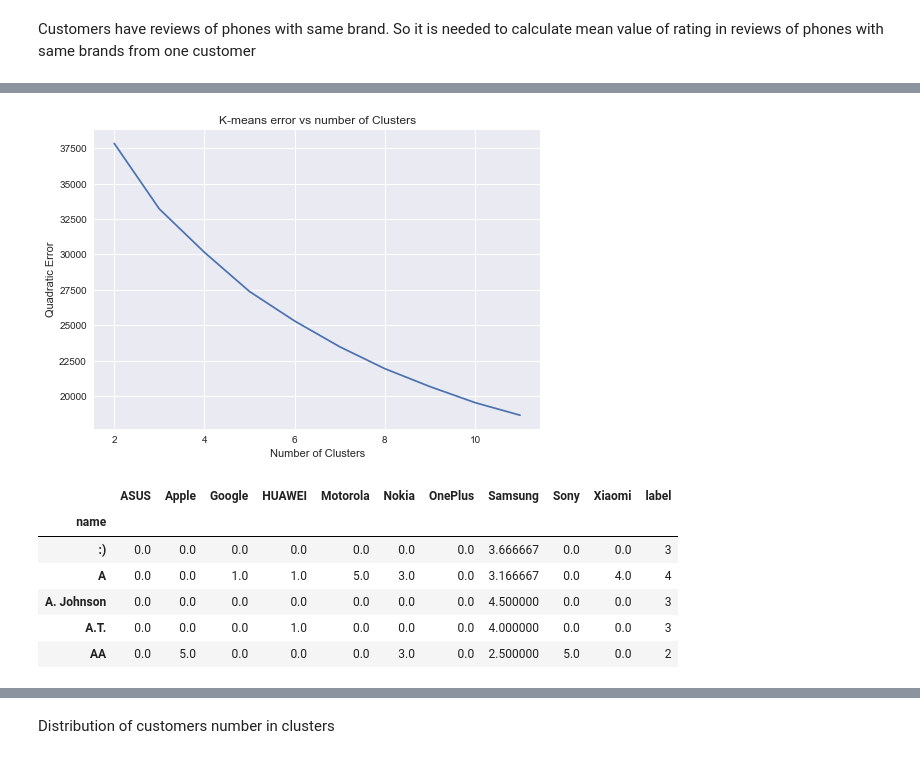
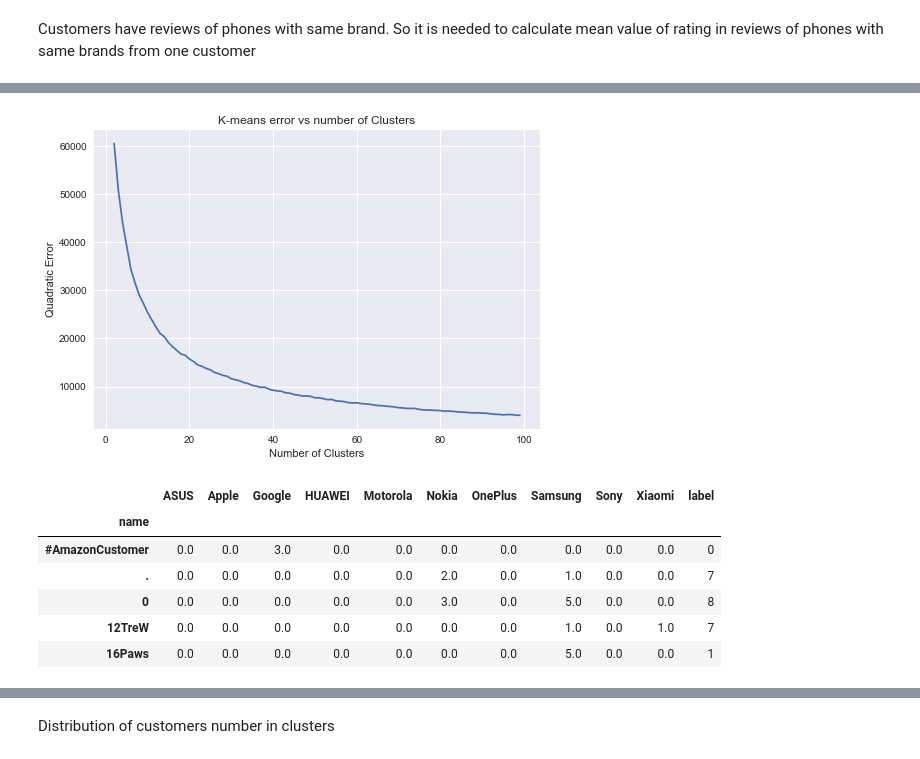
Before and after one commit to ma-petrov/recommendation-system, a Jupyter notebook: amazon-phones-reviews.ipynb, the cells around one changed output, grey strips where cells are left out. Saved outputs shown, nothing was run; the diff lists cells and outputs as text; code cells hidden in the pictures.

```diff
--- a/amazon-phones-reviews.ipynb
+++ b/amazon-phones-reviews.ipynb
@@ -57,0 +94,17 @@ for i, col in enumerate(['rating', 'helpful_votes']):
+# %%
+def normalize_pymorphy(text):
+    if type(text)==str:
+        IMP_POS = ['ADJF', 'ADJS', 'NOUN', 'VERB', 'PRTF', 'PRTS', 'GRND']
+        tokens = re.findall('[A-Za-zА-Яа-яЁё]+\-[A-Za-zА-Яа-яЁё]+|[A-Za-zА-Яа-яЁё]+', text)
+        words = []
+        for t in tokens:
+            pv = morph.parse(t)
+            if pv[0].tag.POS in IMP_POS and pv[0].normal_form != 'быть':
+                words.append(pv[0].normal_form)
+        return words
+    else:
+        return ''
+# %%
+reviews = reviews.assign(title_vocab=reviews.title.apply(normalize_pymorphy))
+reviews = reviews.assign(body_vocab=reviews.body.apply(normalize_pymorphy))
+reviews.head(1)
@@ -62,8 +200,11 @@ Selecting cumstomers, who has n (n = MIN_REVIEW_NUM) and more reviews
 # %%
-MIN_REVIEW_NUM = 3
-pvt = reviews.groupby(['name']).count().reset_index() # 'count' is not nice, topic for codereview
+reviews1 = reviews[reviews.verified==True]
+
+MIN_REVIEW_NUM = 2
+pvt = reviews1.groupby(['name']).count().reset_index() # 'count' is not nice, topic for codereview
 csm_list = pvt[pvt.asin>=MIN_REVIEW_NUM].name.tolist()
 
-reviews1 = reviews[reviews.name.isin(csm_list)]
+# cusomter has 2 and more reviews
+reviews1 = reviews[(reviews.name.isin(csm_list))]
 print('sample length: {}'.format(reviews1.shape[0]))
 # %% [output]
@@ -71,10 +212,9 @@ sample length: 17925
 # %% [markdown]
 Merging brand name instead off asin number, dropping rows with unplugged brand
 # %%
-reviews1 = reviews1[['asin', 'name', 'rating']].join(items[['asin', 'brand']].set_index('asin'), on='asin')
+reviews1 = reviews1[['name', 'asin', 'rating']].join(items[['asin', 'brand']].set_index('asin'), on='asin')
 reviews1 = reviews1[reviews1.brand.isnull()==False]
 reviews1.drop(['asin'], axis='columns', inplace=True)
-
 print('sample length: {}'.format(reviews1.shape[0]))
 reviews1.head()
 # %% [output]
@@ -183,16 +323,16 @@ train_data_pos_pca.head()
 # %%
 inertia = []
 scores = []
-for n_clusters in range(2, 12):
+for n_clusters in tqdm(range(2, 100)):
     kmeans = KMeans(n_clusters=n_clusters)
-    kmeans.fit(reviews1_pos_pca)
+    kmeans.fit(train_data_pca)
     inertia.append(kmeans.inertia_)
-plt.plot(range(2, 12), inertia)
+plt.plot(range(2, 100), inertia)
 plt.xlabel('Number of Clusters')
 plt.ylabel('Quadratic Error')
 _ = plt.title('K-means error vs number of Clusters')
 # %% [output]
-[figure, old version]
+[figure, new version]
 # %%
 #project the users feature vector in 3 dimensions
 reviews_with_label = pd.DataFrame(PCA(n_components=3).fit_transform(train_data))
@@ -200,18 +340,18 @@ reviews_with_label['name'] = train_data.index
 reviews_with_label = reviews_with_label.set_index('name')
 
 #find each user's cluster
-kmeans = KMeans(n_clusters=5, n_init=30)
+kmeans = KMeans(n_clusters=10, n_init=30)
 train_data_with_label = train_data.assign(label=kmeans.fit_predict(train_data_pos_pca))
 reviews_with_label.label = train_data_with_label.label
 train_data_with_label.head()
 # %% [output]
 |  | ASUS | Apple | Google | HUAWEI | Motorola | Nokia | OnePlus | Samsung | Sony | Xiaomi | label |
 | name |  |  |  |  |  |  |  |  |  |  |  |
-| :) | 0.0 | 0.0 | 0.0 | 0.0 | 0.0 | 0.0 | 0.0 | 3.666667 | 0.0 | 0.0 | 3 |
-| A | 0.0 | 0.0 | 1.0 | 1.0 | 5.0 | 3.0 | 0.0 | 3.166667 | 0.0 | 4.0 | 4 |
-| A. Johnson | 0.0 | 0.0 | 0.0 | 0.0 | 0.0 | 0.0 | 0.0 | 4.500000 | 0.0 | 0.0 | 3 |
-| A.T. | 0.0 | 0.0 | 0.0 | 1.0 | 0.0 | 0.0 | 0.0 | 4.000000 | 0.0 | 0.0 | 3 |
-| AA | 0.0 | 5.0 | 0.0 | 0.0 | 0.0 | 3.0 | 0.0 | 2.500000 | 5.0 | 0.0 | 2 |
+| #AmazonCustomer | 0.0 | 0.0 | 3.0 | 0.0 | 0.0 | 0.0 | 0.0 | 0.0 | 0.0 | 0.0 | 0 |
+| . | 0.0 | 0.0 | 0.0 | 0.0 | 0.0 | 2.0 | 0.0 | 1.0 | 0.0 | 0.0 | 7 |
+| 0 | 0.0 | 0.0 | 0.0 | 0.0 | 0.0 | 3.0 | 0.0 | 5.0 | 0.0 | 0.0 | 8 |
+| 12TreW | 0.0 | 0.0 | 0.0 | 0.0 | 0.0 | 0.0 | 0.0 | 1.0 | 0.0 | 1.0 | 7 |
+| 16Paws | 0.0 | 0.0 | 0.0 | 0.0 | 0.0 | 0.0 | 0.0 | 5.0 | 0.0 | 0.0 | 1 |
 # %%
 fig = plt.figure()
 ax = Axes3D(fig)
```
Also changed, not shown: parts of 43 cells of this notebook.
